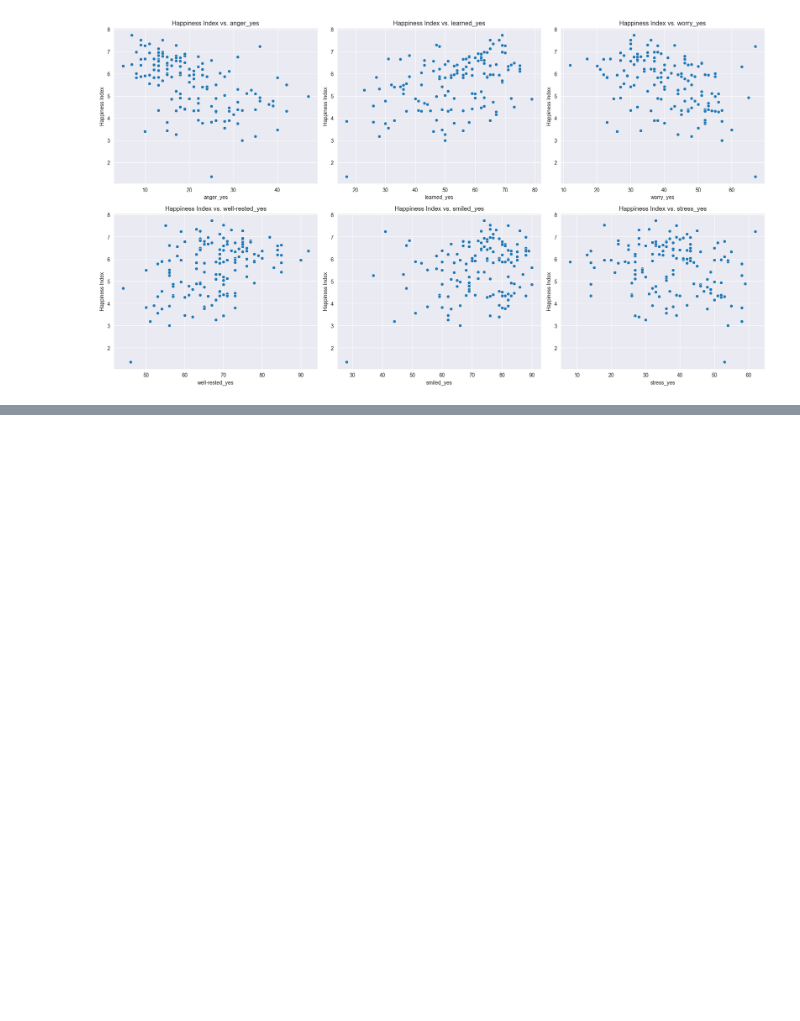
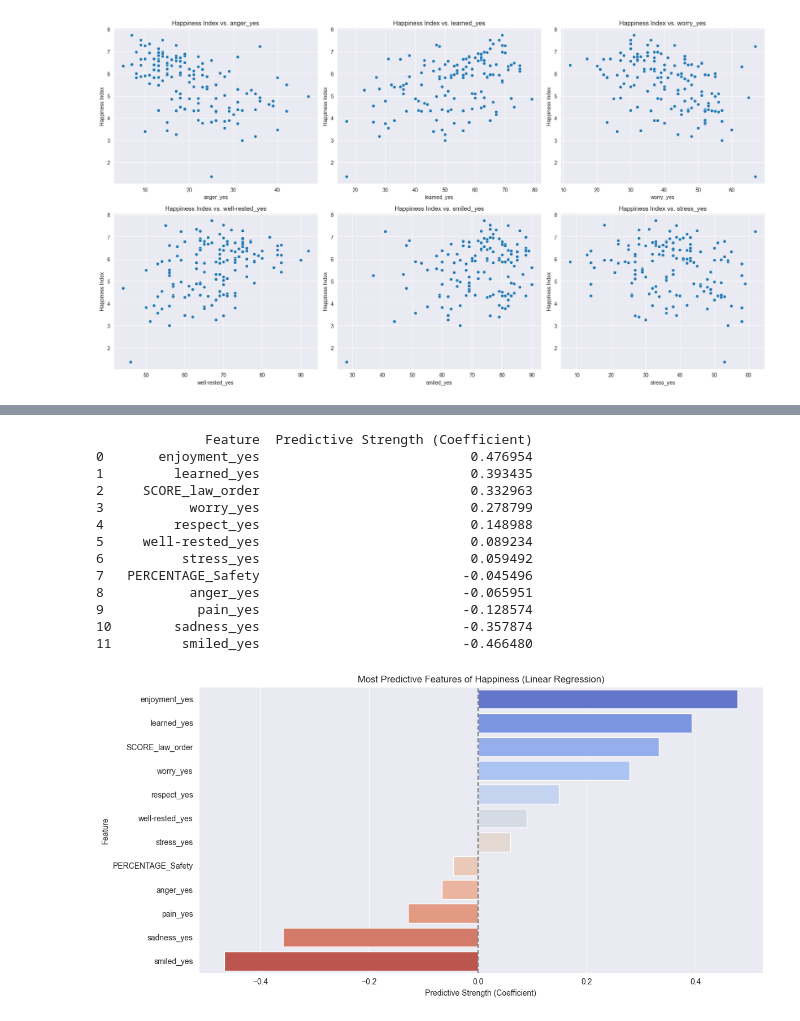
Before and after one commit to dkohalmi/CIP_FS25_202, a Jupyter notebook: notebooks/analyse_gallup.ipynb, the cells around one changed output, grey strips where cells are left out. Saved outputs shown, nothing was run; the diff lists cells and outputs as text; code cells hidden in the pictures; blank space fills up the shorter version.

```diff
--- a/notebooks/analyse_gallup.ipynb
+++ b/notebooks/analyse_gallup.ipynb
@@ -150,0 +168,47 @@ plt.show()
+# %%
+# Clean and Prepare the Data
+
+df_filtered = (
+    gallup_df
+    .dropna()  # Remove rows with missing values
+    .drop(columns=[col for col in gallup_df.columns if col.endswith("_no")])  # Drop '_no' columns
+)
+X = df_filtered.drop(columns=["Country", "Happiness Index"])  # remove the predictor and the non-numeric values
+y = df_filtered["Happiness Index"]  # Assign as target predictor
+
+# Standardize the features
+scaler = StandardScaler()
+X_scaled = scaler.fit_transform(X)
+# %%
+# Fit the Linear model
+model = LinearRegression()
+model.fit(X_scaled, y)
+
+# Extract and rank feature importance
+coefficients = pd.Series(model.coef_, index=X.columns)
+coeff_df = coefficients.sort_values(ascending=False).reset_index()
+coeff_df.columns = ["Feature", "Predictive Strength (Coefficient)"]
+print(coeff_df)
+
+#  Visualize the top predictors
+plt.figure(figsize=(12, 6))
+sns.barplot(data=coeff_df, x="Predictive Strength (Coefficient)", y="Feature", hue="Feature", palette="coolwarm")
+plt.title("Most Predictive Features of Happiness (Linear Regression)")
+plt.axvline(0, color='gray', linestyle='--')
+plt.tight_layout()
+plt.show()
+# %% [output]
+              Feature  Predictive Strength (Coefficient)
+0       enjoyment_yes                           0.476954
+1         learned_yes                           0.393435
+2     SCORE_law_order                           0.332963
+3           worry_yes                           0.278799
+4         respect_yes                           0.148988
+5     well-rested_yes                           0.089234
+6          stress_yes                           0.059492
+7   PERCENTAGE_Safety                          -0.045496
+8           anger_yes                          -0.065951
+9            pain_yes                          -0.128574
+10        sadness_yes                          -0.357874
+11         smiled_yes                          -0.466480
+[figure, added]
```
Also changed, not shown: parts of 7 cells of this notebook, 1 other file.
